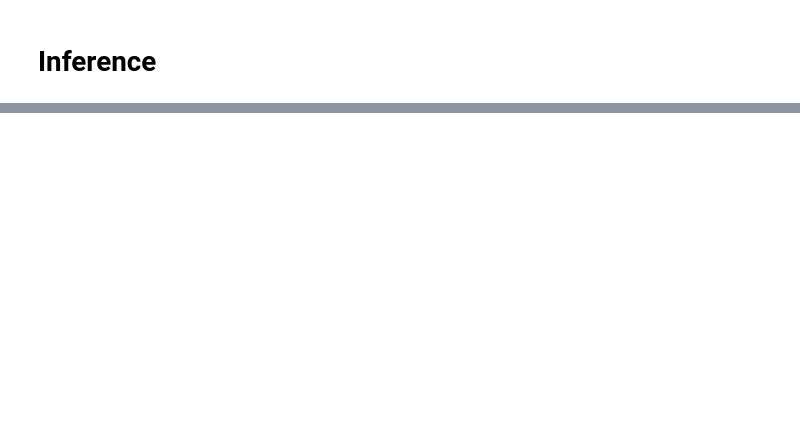
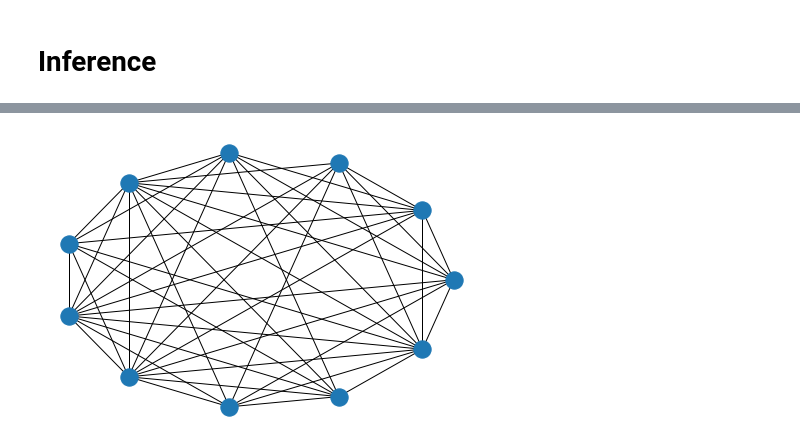
Before and after one commit to LakshmiHegde/project, a Jupyter notebook: summarize.ipynb, the cells around one changed output, grey strips where cells are left out. Saved outputs shown, nothing was run; the diff lists cells and outputs as text; code cells hidden in the pictures; blank space fills up the shorter version.

```diff
--- a/summarize.ipynb
+++ b/summarize.ipynb
@@ -642,0 +789,14 @@ Predicted summary:  great dog treats
+# %%
+# the function used for tokenizing the sentences
+# tokenization of a sentence: '''provided in cell() above'''
+
+def tokenize(document):
+    # We are tokenizing using the PunktSentenceTokenizer
+    # we call an instance of this class as sentence_tokenizer
+    doc_tokenizer = PunktSentenceTokenizer()
+
+    # tokenize() method: takes our document as input and returns a list of all the sentences in the document
+
+    # sentences is a list containing each sentence of the document as an element
+    sentences_list = doc_tokenizer.tokenize(document)
+    return sentences_list
@@ -642,0 +805,85 @@ Predicted summary:  great dog treats
+# %%
+# reading a file and
+# printing the size of the file
+while True:
+  print("\n\n")
+  document = readDoc()
+  print('The length of the file is:', end=' ')
+  print(len(document))
+  sentences_list = tokenize(document)
+  print('\nThe size of the list in Bytes is: {}'.format(sys.getsizeof(sentences_list)))
+  print('\nThe size of the item 0 in Bytes is: {}'.format(sys.getsizeof(sentences_list[0])))
+  #print(type(sentences_list))
+  print('\nThe size of the list "sentences" is: {}'.format(len(sentences_list)))
+  for i in sentences_list:
+    print(i)
+  cv = CountVectorizer()
+  cv_matrix = cv.fit_transform(sentences_list)
+  #cv_demo = CountVectorizer() # a demo object of class CountVectorizer
+  #text_demo = ["Ashish is good, you are bad", "I am not bad"]
+  #res_demo = cv_demo.fit_transform(text_demo)
+  #print('Result demo array is {}'.format(res_demo.toarray()))
+  #print('Feature list: {}'.format(cv_demo.get_feature_names()))
+  print('The data type of bow matrix {}'.format(type(cv_matrix)))
+  print('Shape of the matrix {}'.format(cv_matrix.get_shape))
+  print('Size of the matrix is: {}'.format(sys.getsizeof(cv_matrix)))
+  print(cv.get_feature_names())
+  print(cv_matrix.toarray())
+  normal_matrix = TfidfTransformer().fit_transform(cv_matrix)
+  print(normal_matrix.toarray())
+  print(normal_matrix.T.toarray)
+  res_graph = normal_matrix * normal_matrix.T
+  nx_graph = nx.from_scipy_sparse_matrix(res_graph)
+  print('\n\nResult Graph\n\n')
+  nx.draw_circular(nx_graph)
+  print('\nNumber of edges {}'.format(nx_graph.number_of_edges()))
+  print('\nNumber of vertices {}'.format(nx_graph.number_of_nodes()))
+  plt.show()
+  #print('The memory used by the graph in Bytes is: {}'.format(sys.getsizeof(nx_graph)))
+  ranks = nx.pagerank(nx_graph)
+  #print(type(ranks))
+  #print('The size used by the dictionary in Bytes is: {}'.format(sys.getsizeof(ranks)))
+
+  print('\nRanks\n')
+  for i in ranks:
+    print(i, ranks[i])
+  print('\n')
+  sentence_array = sorted(((ranks[i], s) for i, s in enumerate(sentences_list)), reverse=True)
+  sentence_array = np.asarray(sentence_array)
+  rank_max = float(sentence_array[0][0])
+  rank_min = float(sentence_array[len(sentence_array) - 1][0])
+
+  print(rank_max)
+  print(rank_min)
+  temp_array = []
+  flag = 0
+  if rank_max - rank_min == 0:
+    temp_array.append(0)
+    flag = 1
+  if flag != 1:
+    for i in range(0, len(sentence_array)):
+        temp_array.append((float(sentence_array[i][0]) - rank_min) / (rank_max - rank_min))
+
+  #print(len(temp_array))
+  threshold = (sum(temp_array) / len(temp_array)) + 0.2
+  sentence_list = []
+  if len(temp_array) > 1:
+    for i in range(0, len(temp_array)):
+        if temp_array[i] > threshold:
+                sentence_list.append(sentence_array[i][1])
+  else:
+    sentence_list.append(sentence_array[0][1])
+  model = sentence_list
+  summary = " ".join(str(x) for x in sentence_list)
+  print(summary)
+
+
+  f = open('result.txt', 'w')
+  f.write(summary)
+  print('\n\nSummary written to result.txt file successfully\n')
+  f.flush()
+
+
+  #for lines in sentence_list:
+   # print(lines)
+# %% [output]
@@ -642,0 +907 @@ Predicted summary:  great dog treats
+[figure, added]
```
Also changed, not shown: parts of 25 cells of this notebook.
